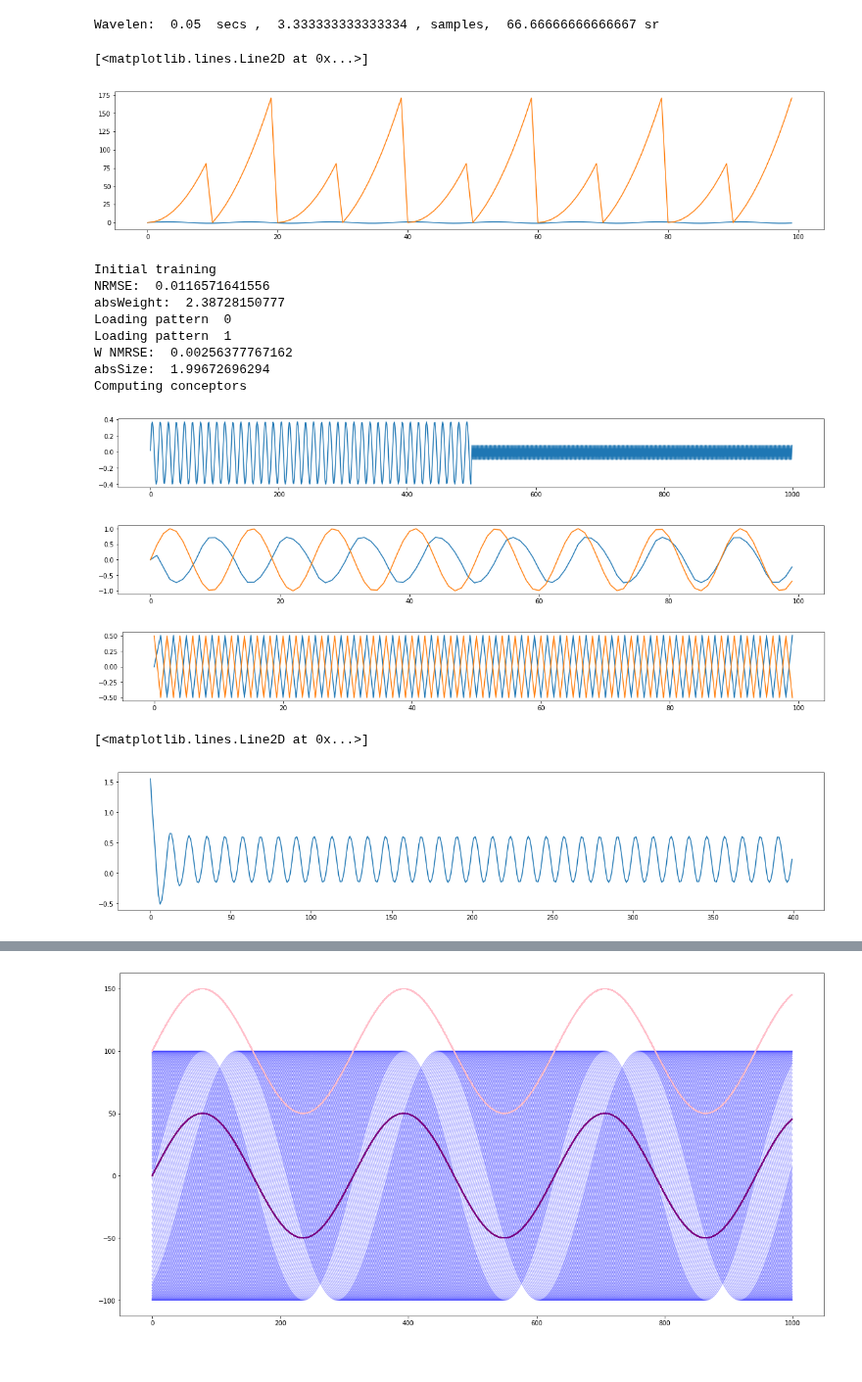
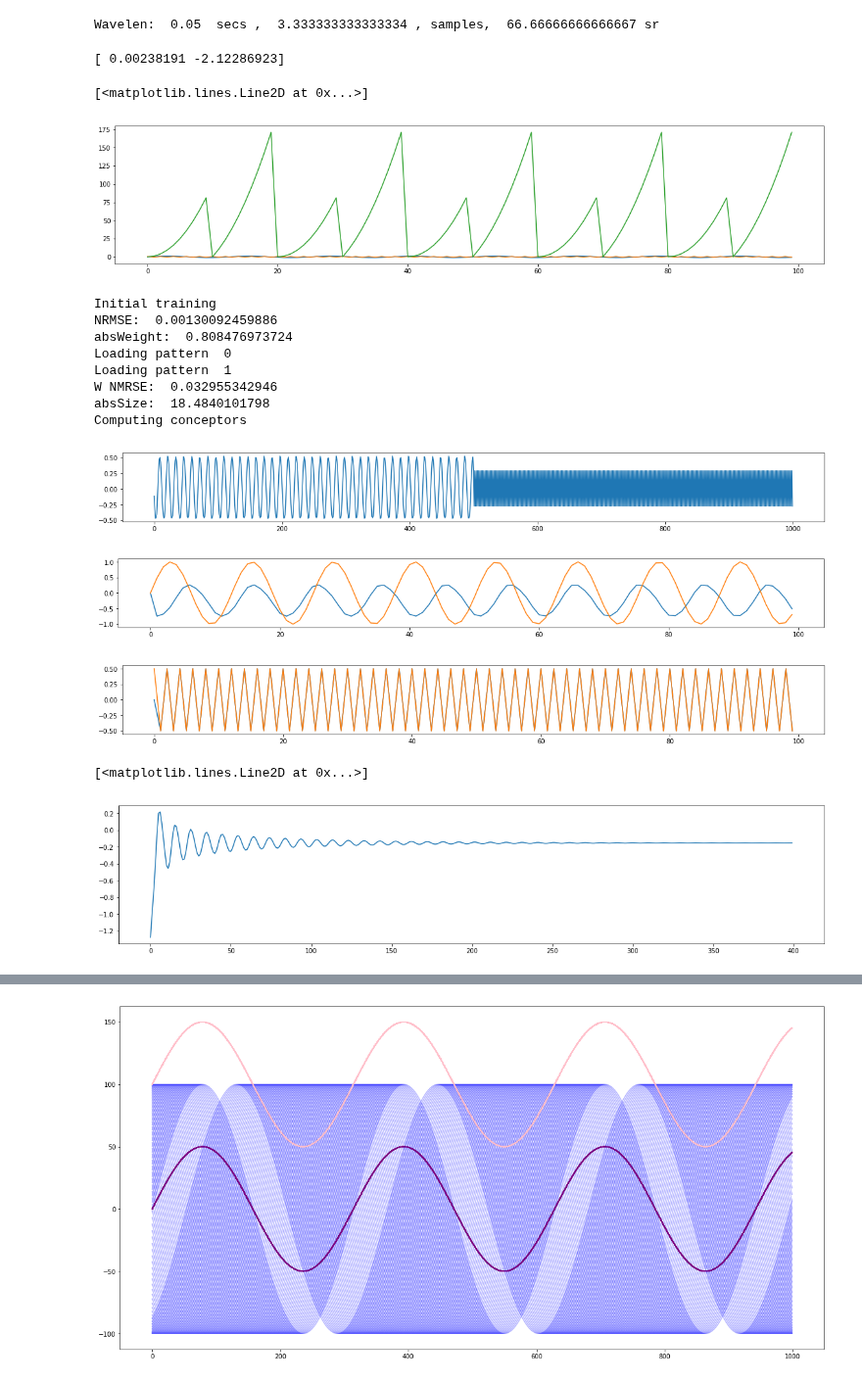
Before and after one commit to chriskiefer/chrysalisConceptors, a Jupyter notebook: Conceptors-Basic Tests.ipynb, the cells around one changed output, grey strips where cells are left out. Shown at 98% size. Drawn from its saved outputs; the diff is of its cells as text; code cells hidden in the pictures.

```diff
--- a/Conceptors-Basic Tests.ipynb
+++ b/Conceptors-Basic Tests.ipynb
@@ -38,38 +45,42 @@ print("Wavelen: ", waveLength, " secs , " ,waveLengthSamples, ", samples, ", sr
 # %% [output]
 Wavelen:  0.05  secs ,  3.333333333333334 , samples,  66.66666666666667 sr
 # %%
+# making waveform patterns
+
 figsize(20,4)
 # pSaw = lambda n: (round(n % waveLengthSamples) / waveLengthSamples * 2) - 1.0
 # plot([pSaw(x) for x in arange(300)])
 # pPulse = lambda n: (((n % waveLengthSamples) < (waveLengthSamples * 0.5)) * 2) - 1.0
 # plot([pPulse(x) for x in arange(300)])
 # pSine2 = lambda n: (sin(n) * sin((n+pi/4)/6))
 # plot([pSine2(x) for x in arange(100)])
 # pSine3 = lambda n: (sin(n) * sin((n/4)/6)/6)
 # plot([pSine3(x) for x in arange(100)])
 
 # pJ1 = lambda n: 1 * sin(2 * pi * n / 3.1504531)
 # plot([pJ1(x) for x in arange(100)])
 pJ1b = lambda n: 1 * sin(n/2) ** 1
 plot([pJ1b(x) for x in arange(100)])
 
-# period2 = 2
-# rawp = np.random.randn(period2)
-# # rawp = np.array([1.1929,2.6856]);
-# maxVal = np.max(rawp)
-# minVal = np.min(rawp)
-# print(rawp)
-# rp = 0.5 * (2 * (rawp - minVal) / (maxVal - minVal) - 1);
-# pJ2 = lambda n: rp[mod(n, period2 )]
-# plot([pJ2(x) for x in arange(100)])
+period2 = 2
+rawp = np.random.randn(period2)
+# rawp = np.array([1.1929,2.6856]);
+maxVal = np.max(rawp)
+minVal = np.min(rawp)
+print(rawp)
+rp = 0.5 * (2 * (rawp - minVal) / (maxVal - minVal) - 1);
+pJ2 = lambda n: rp[mod(n, period2 )]
+plot([pJ2(x) for x in arange(100)])
 
 pTri = lambda n,p: (n % p) * floor(n % (2*p))
 plot([pTri(x,10) for x in arange(100)])
 # %% [output]
-[<matplotlib.lines.Line2D at 0x...>]
+[ 0.00238191 -2.12286923]
+[<matplotlib.lines.Line2D at 0x...>]
-[figure, old version]
+[figure, new version]
 # %%
-
+# make a network
+# p is a set of parameters
 def makeNetwork(p):
     figsize(20,2)
     signalPlotLength = 15
@@ -212,16 +223,16 @@ params = {'N':30, 'NetSR':1.6, 'NetinpScaling':1.6,'BiasScaling':0.3,'TychonovAl
 net = makeNetwork(params)
 # %% [output]
 Initial training
-NRMSE:  0.0116571641556
-absWeight:  2.38728150777
+NRMSE:  0.00130092459886
+absWeight:  0.808476973724
 Loading pattern  0
 Loading pattern  1
-W NMRSE:  0.00256377767162
-absSize:  1.99672696294
+W NMRSE:  0.032955342946
+absSize:  18.4840101798
 Computing conceptors
-[figure, old version]
+[figure, new version]
-[figure, old version]
+[figure, new version]
-[figure, old version]
+[figure, new version]
 # %%
 #run a network
 figsize(20,4)
@@ -245,4 +256,4 @@ for n in range(runLength):
 plot(output)
 # %% [output]
 [<matplotlib.lines.Line2D at 0x...>]
-[figure, old version]
+[figure, new version]
```
Also changed, not shown: parts of 22 cells of this notebook.
